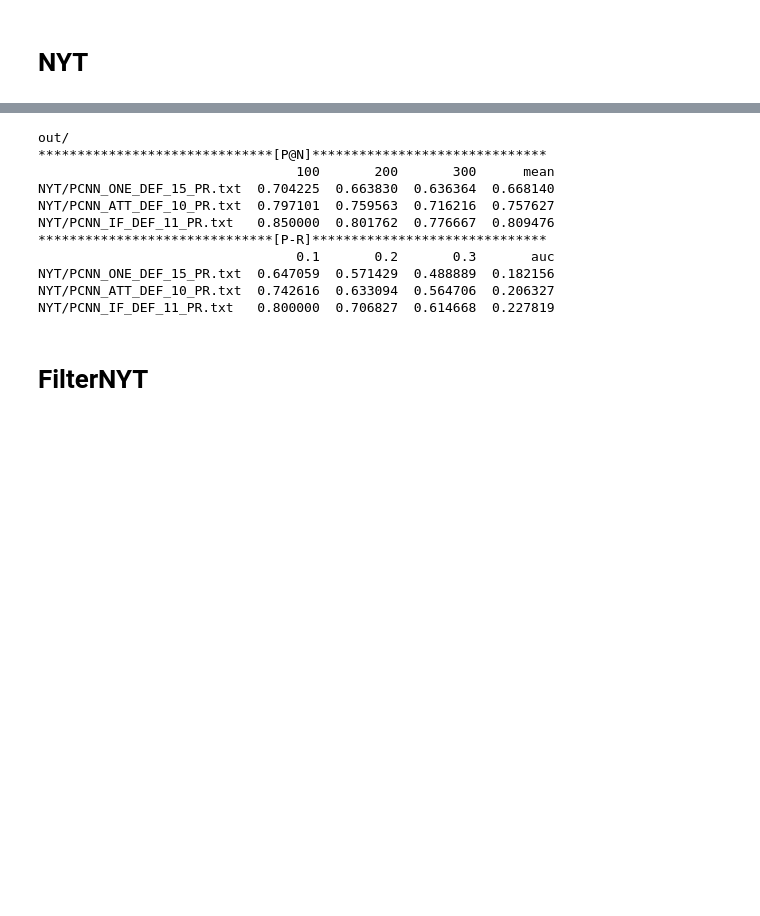
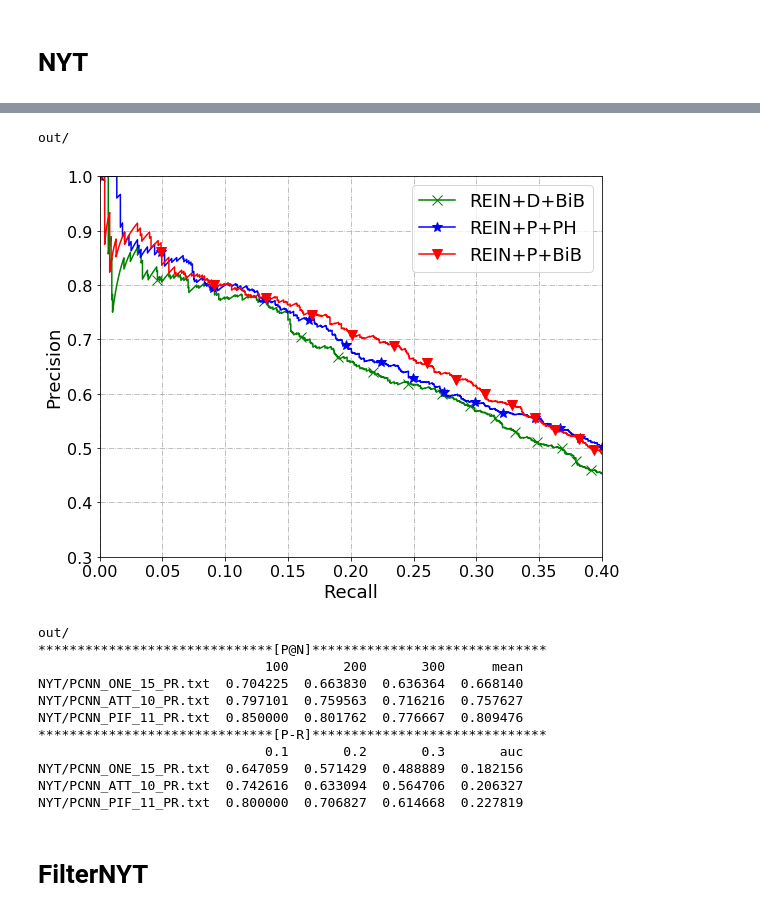
Before and after one commit to RyanWangZf/NRE-IF, a Jupyter notebook: plot_results.ipynb, the cells around one changed output, grey strips where cells are left out. Drawn from its saved outputs; the diff is of its cells as text; code cells hidden in the pictures; blank space fills up the shorter version.

```diff
--- a/plot_results.ipynb
+++ b/plot_results.ipynb
@@ -162,17 +163,22 @@ out/
+# %%
+plot_mul(["NYT/PCNN_DIF_9_PR.txt","NYT/PCNN_IF_posthoc_7_PR.txt","NYT/PCNN_PIF_11_PR.txt",],"demo/nyt_REIN.pdf",["REIN+D+BiB","REIN+P+PH","REIN+P+BiB"])
+# %% [output]
+out/
+[figure, added]
 # %%
-get_pr_curve(["NYT/PCNN_ONE_DEF_15_PR.txt","NYT/PCNN_ATT_DEF_10_PR.txt","NYT/PCNN_IF_DEF_11_PR.txt",])
+get_pr_curve(["NYT/PCNN_ONE_15_PR.txt","NYT/PCNN_ATT_10_PR.txt","NYT/PCNN_PIF_11_PR.txt",])
 # %% [output]
 out/
 ******************************[P@N]******************************
-                                 100       200       300      mean
-NYT/PCNN_ONE_DEF_15_PR.txt  0.704225  0.663830  0.636364  0.668140
-NYT/PCNN_ATT_DEF_10_PR.txt  0.797101  0.759563  0.716216  0.757627
-NYT/PCNN_IF_DEF_11_PR.txt   0.850000  0.801762  0.776667  0.809476
+                             100       200       300      mean
+NYT/PCNN_ONE_15_PR.txt  0.704225  0.663830  0.636364  0.668140
+NYT/PCNN_ATT_10_PR.txt  0.797101  0.759563  0.716216  0.757627
+NYT/PCNN_PIF_11_PR.txt  0.850000  0.801762  0.776667  0.809476
 ******************************[P-R]******************************
-                                 0.1       0.2       0.3       auc
-NYT/PCNN_ONE_DEF_15_PR.txt  0.647059  0.571429  0.488889  0.182156
-NYT/PCNN_ATT_DEF_10_PR.txt  0.742616  0.633094  0.564706  0.206327
-NYT/PCNN_IF_DEF_11_PR.txt   0.800000  0.706827  0.614668  0.227819
+                             0.1       0.2       0.3       auc
+NYT/PCNN_ONE_15_PR.txt  0.647059  0.571429  0.488889  0.182156
+NYT/PCNN_ATT_10_PR.txt  0.742616  0.633094  0.564706  0.206327
+NYT/PCNN_PIF_11_PR.txt  0.800000  0.706827  0.614668  0.227819
 # %% [markdown]
 # FilterNYT
 # %%
```
Also changed, not shown: parts of 5 cells of this notebook, 12 other files.
